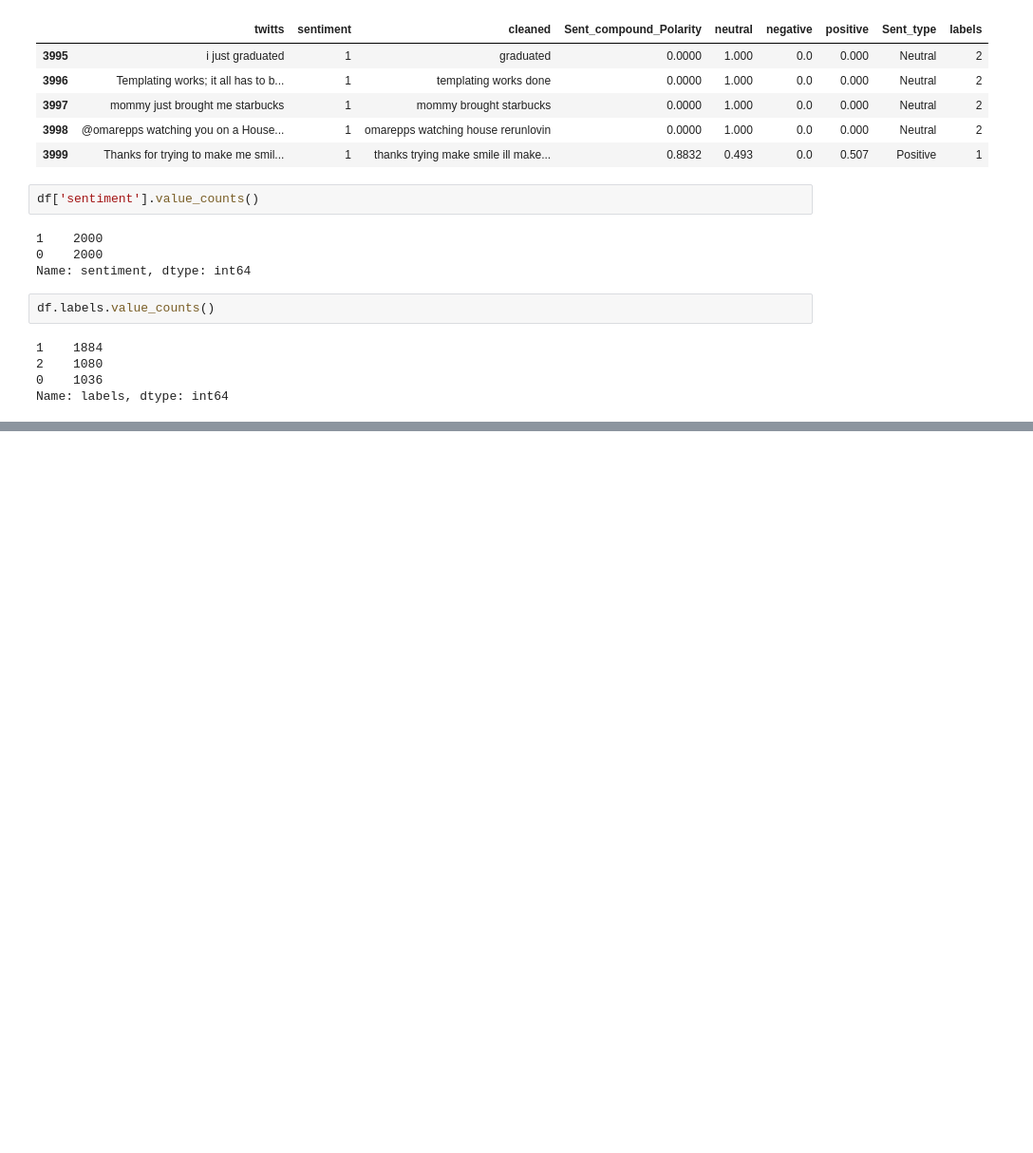
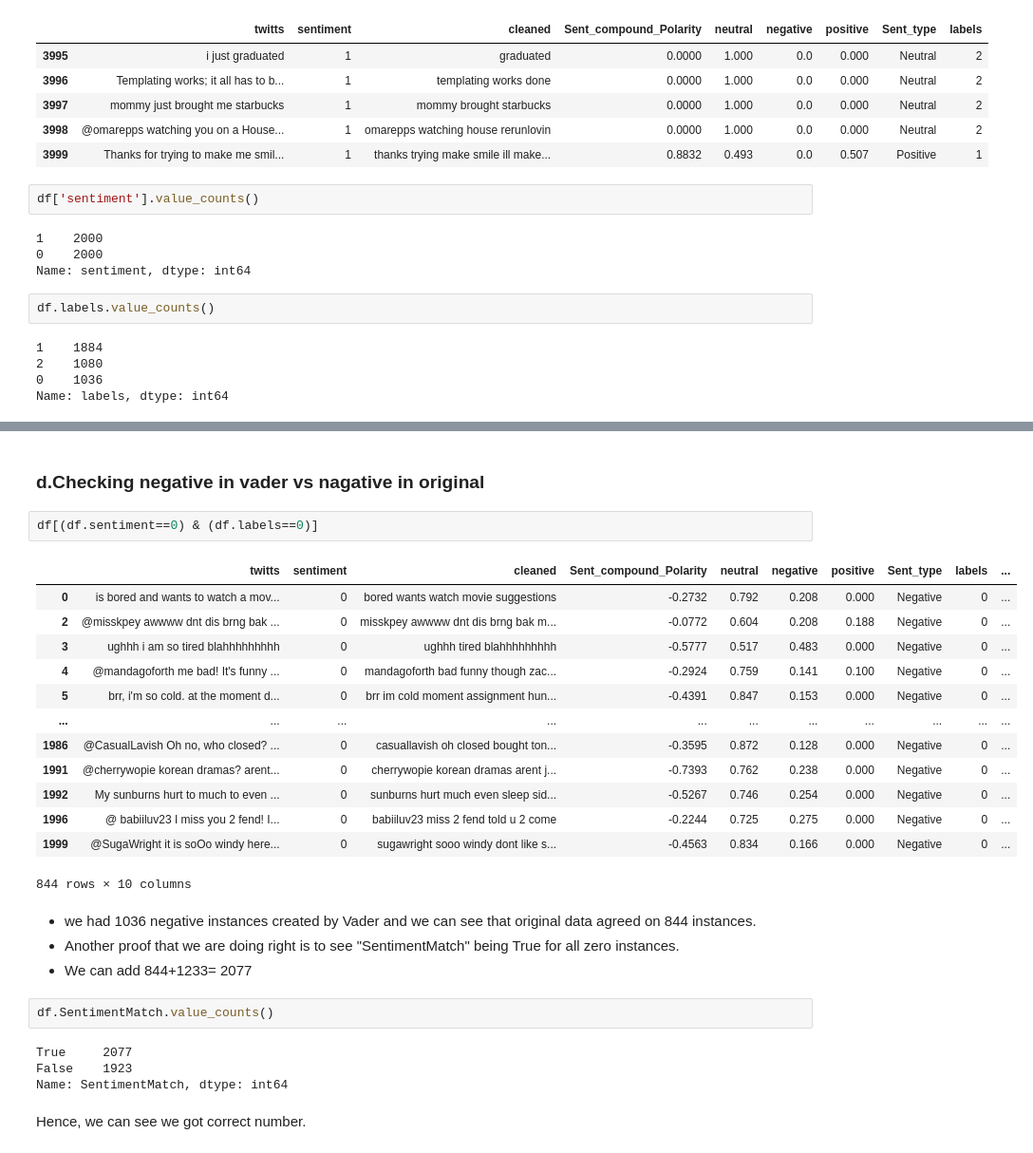
Before and after one commit to HassanSherwani/Natural-Language-Processing-II-, a Jupyter notebook: 15.Sentiment Analyses/vader lexicon.ipynb, the cells around one changed output, grey strips where cells are left out. Shown at 95% size. Drawn from its saved outputs; the diff is of its cells as text; blank space fills up the shorter version.

```diff
--- a/15.Sentiment Analyses/vader lexicon.ipynb
+++ b/15.Sentiment Analyses/vader lexicon.ipynb
@@ -241,0 +331,30 @@ Name: labels, dtype: int64
+# %% [markdown]
+### d.Checking negative in vader vs nagative in original
+# %%
+df[(df.sentiment==0) & (df.labels==0)]
+# %% [output]
+|  | twitts | sentiment | cleaned | Sent_compound_Polarity | neutral | negative | positive | Sent_type | labels | ... |
+| 0 | is bored and wants to watch a mov... | 0 | bored wants watch movie suggestions | -0.2732 | 0.792 | 0.208 | 0.000 | Negative | 0 | ... |
+| 2 | @misskpey awwww dnt dis brng bak ... | 0 | misskpey awwww dnt dis brng bak m... | -0.0772 | 0.604 | 0.208 | 0.188 | Negative | 0 | ... |
+| 3 | ughhh i am so tired blahhhhhhhhh | 0 | ughhh tired blahhhhhhhhh | -0.5777 | 0.517 | 0.483 | 0.000 | Negative | 0 | ... |
+| 4 | @mandagoforth me bad! It's funny ... | 0 | mandagoforth bad funny though zac... | -0.2924 | 0.759 | 0.141 | 0.100 | Negative | 0 | ... |
+| 5 | brr, i'm so cold. at the moment d... | 0 | brr im cold moment assignment hun... | -0.4391 | 0.847 | 0.153 | 0.000 | Negative | 0 | ... |
+| ... | ... | ... | ... | ... | ... | ... | ... | ... | ... | ... |
+| 1986 | @CasualLavish Oh no, who closed? ... | 0 | casuallavish oh closed bought ton... | -0.3595 | 0.872 | 0.128 | 0.000 | Negative | 0 | ... |
+| 1991 | @cherrywopie korean dramas? arent... | 0 | cherrywopie korean dramas arent j... | -0.7393 | 0.762 | 0.238 | 0.000 | Negative | 0 | ... |
+| 1992 | My sunburns hurt to much to even ... | 0 | sunburns hurt much even sleep sid... | -0.5267 | 0.746 | 0.254 | 0.000 | Negative | 0 | ... |
+| 1996 | @ babiiluv23 I miss you 2 fend! I... | 0 | babiiluv23 miss 2 fend told u 2 come | -0.2244 | 0.725 | 0.275 | 0.000 | Negative | 0 | ... |
+| 1999 | @SugaWright it is soOo windy here... | 0 | sugawright sooo windy dont like s... | -0.4563 | 0.834 | 0.166 | 0.000 | Negative | 0 | ... |
+844 rows × 10 columns
+# %% [markdown]
+- we had 1036 negative instances created by Vader and we can see that original data agreed on 844 instances.
+- Another proof that we are doing right is to see "SentimentMatch" being True for all zero instances.
+- We can add 844+1233= 2077
+# %%
+df.SentimentMatch.value_counts()
+# %% [output]
+True     2077
+False    1923
+Name: SentimentMatch, dtype: int64
+# %% [markdown]
+Hence, we can see we got correct number.
```
Also changed, not shown: parts of 21 cells of this notebook.
